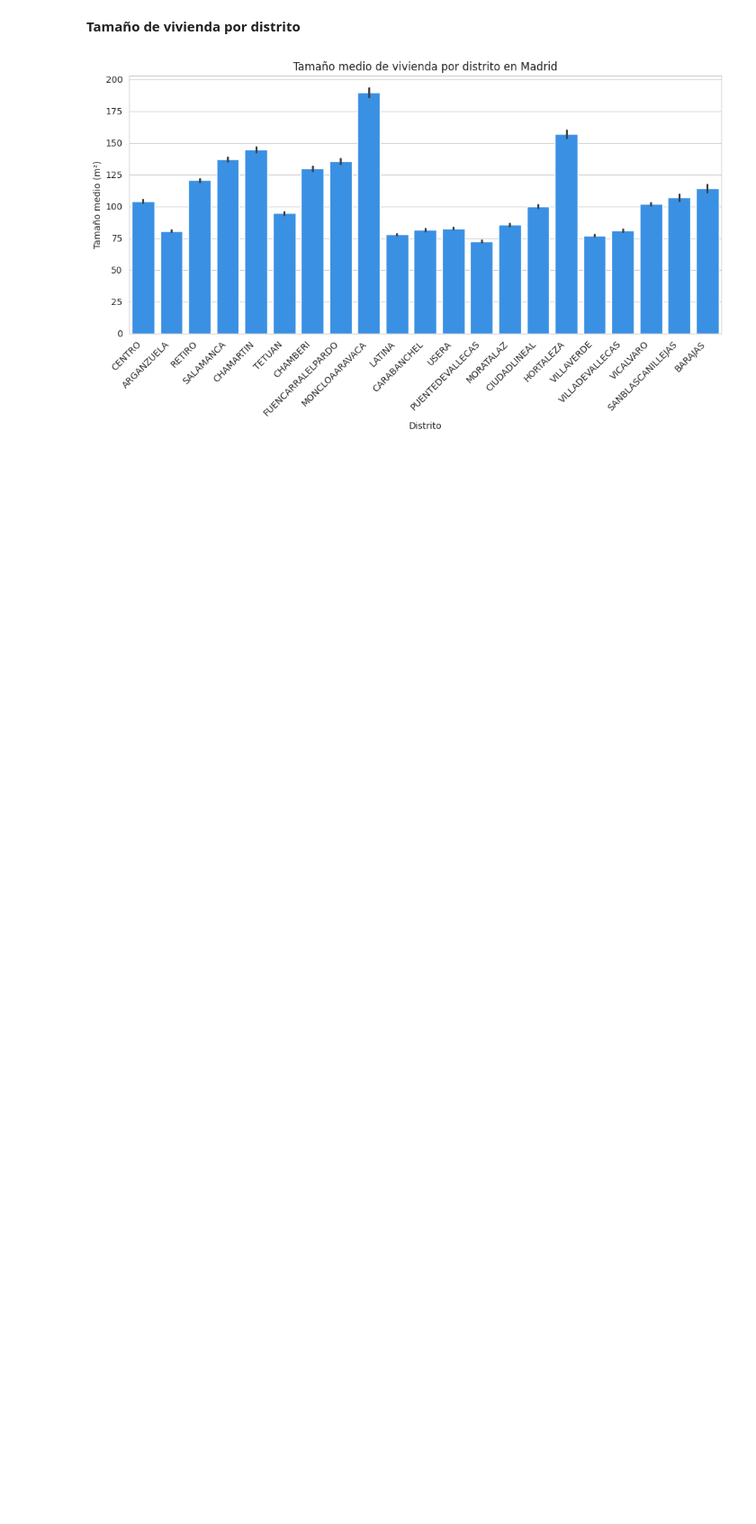
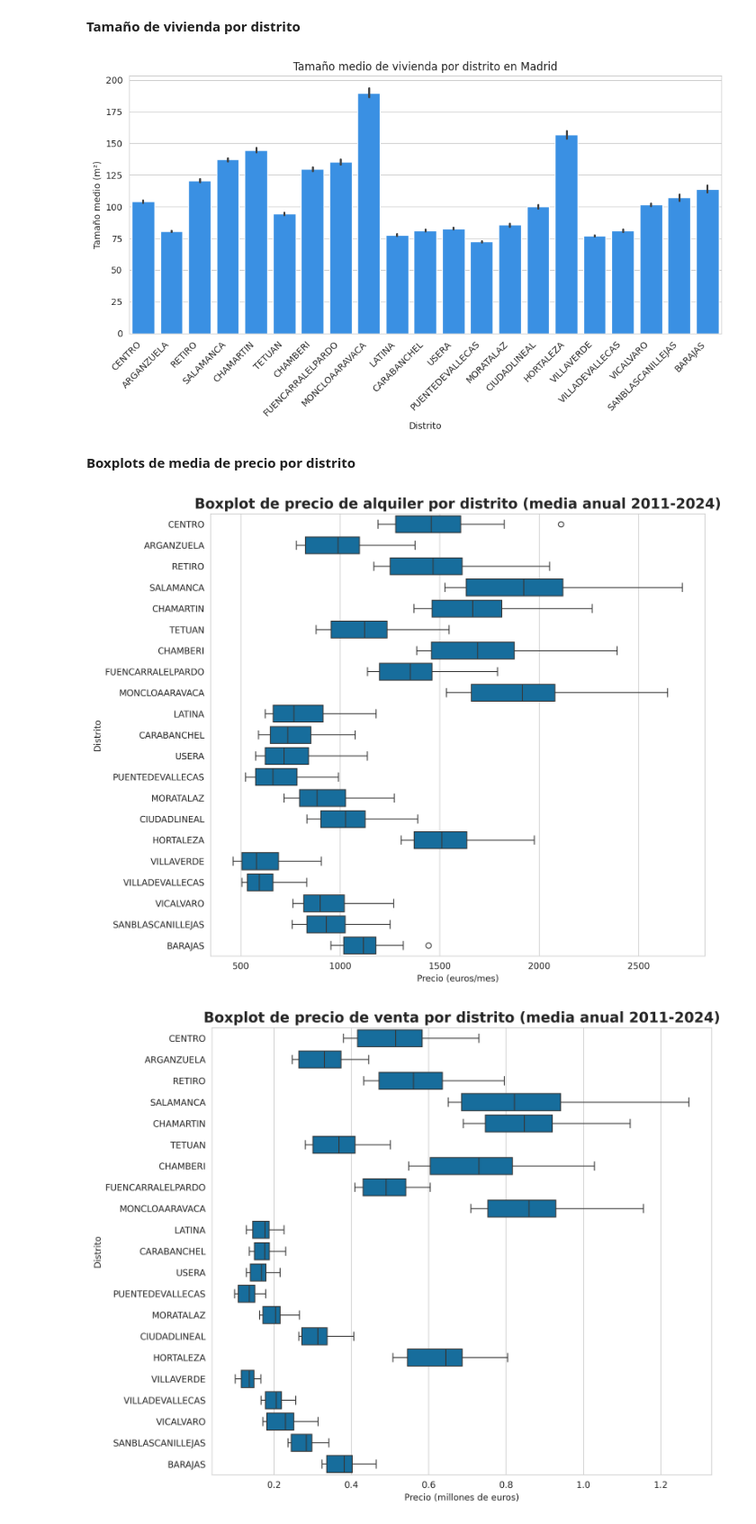
Before and after one commit to JorgeGM8/TFM_Data_Science, a Jupyter notebook: notebooks/EDA_viviendas_2011_2024.ipynb, the cells around one changed output. Shown at 90% size. Drawn from its saved outputs; the diff is of its cells as text; code cells hidden in the pictures; blank space fills up the shorter version.

```diff
--- a/notebooks/EDA_viviendas_2011_2024.ipynb
+++ b/notebooks/EDA_viviendas_2011_2024.ipynb
@@ -684,3 +739,42 @@ plt.savefig("../reports/figures/tamano_medio_distrito.png", dpi=300)
 plt.show()
 # %% [output]
 [figure]
+# %% [markdown]
+**Boxplots de media de precio por distrito**
+# %%
+sns.set_style("whitegrid")
+sns.set_palette("colorblind")
+
+for oper in df["Operacion"].unique():
+    subset = df[df["Operacion"] == oper]
+    index_original = distrito_order = df["Distrito"].drop_duplicates().tolist()
+    mean_prices = subset.groupby(["Distrito", "Ano"])["Precio_ajustado"].mean().reset_index()
+
+    # Then group by Distrito again to get all values for the boxplot
+    # This keeps all year means for each district
+    plt.figure(figsize=(10, 8), dpi=300)
+    if oper == "venta":
+        data_to_plot = mean_prices["Precio_ajustado"] / 1e6
+    else:
+        data_to_plot = mean_prices["Precio_ajustado"]
+    sns.boxplot(
+        x=data_to_plot,
+        y="Distrito",
+        data=mean_prices,
+        order=index_original,
+        orient="h"
+    )
+
+    plt.title(f"Boxplot de precio de {oper} por distrito (media anual 2011-2024)", fontsize=16, fontweight="bold")
+    if oper == "venta":
+        plt.xlabel("Precio (millones de euros)")
+    else:
+        plt.xlabel("Precio (euros/mes)")
+    plt.ylabel("Distrito")
+    plt.tight_layout()
+    plt.savefig(f"../reports/figures/boxplot_precio_{oper}_distrito.png", dpi=300)
+    plt.show()
+    plt.close()
+# %% [output]
+[figure, added]
+[figure, added]
```
Also changed, not shown: parts of 6 cells of this notebook, 6 other files.
